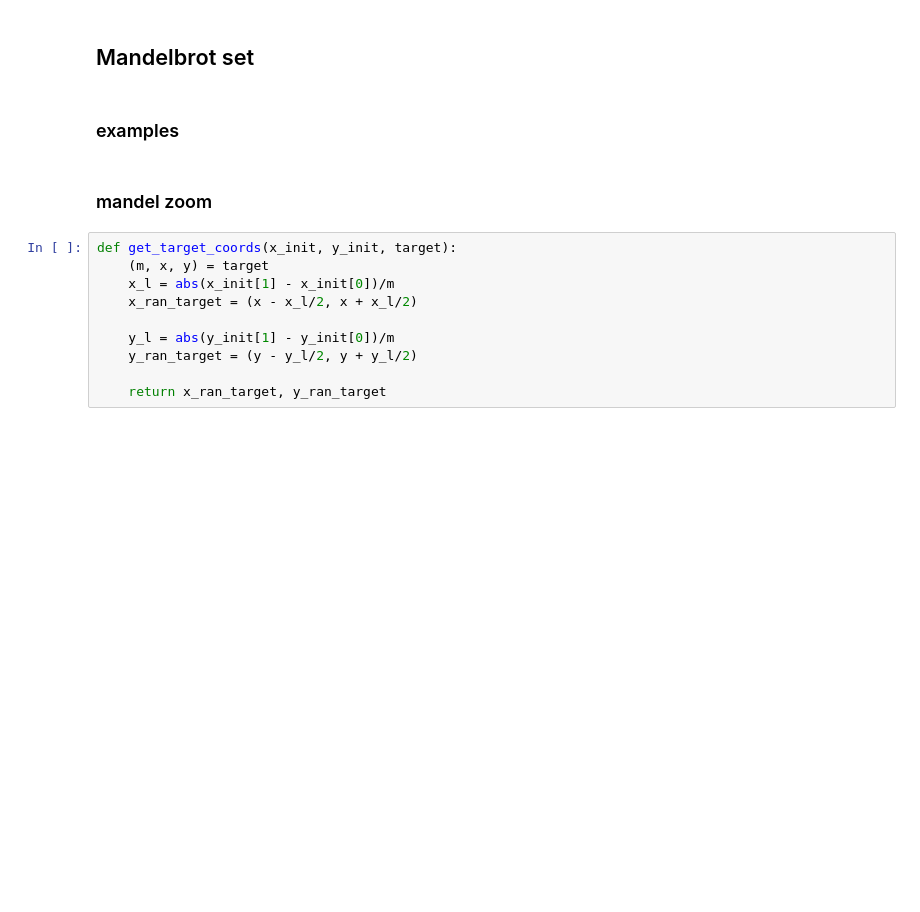
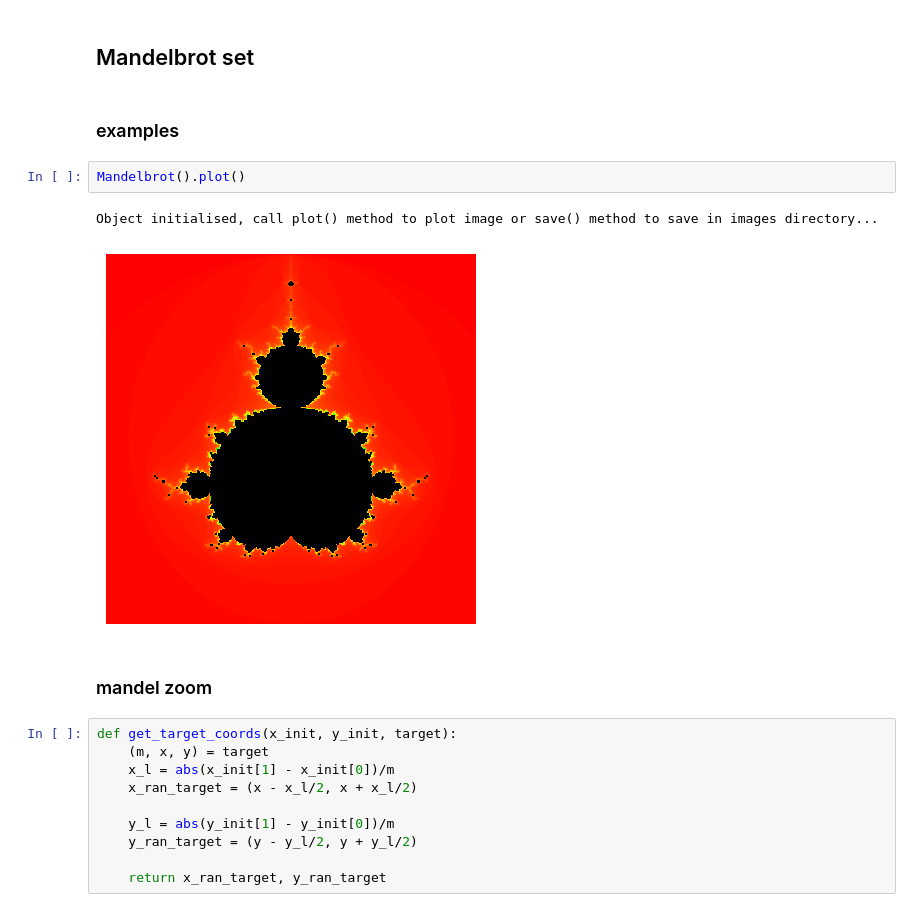
Before and after one commit to Fergus-OH/FractalPy, a Jupyter notebook: demos.ipynb, the cells around one changed output. Saved outputs shown, nothing was run; the diff lists cells and outputs as text; blank space fills up the shorter version.

```diff
--- a/demos.ipynb
+++ b/demos.ipynb
@@ -14,6 +14,11 @@ RuntimeError: You're already connected to a running dashboard
 ## Mandelbrot set
 # %% [markdown]
 ### examples
+# %%
+Mandelbrot().plot()
+# %% [output]
+Object initialised, call plot() method to plot image or save() method to save in images directory...
+[figure, added]
 # %% [markdown]
 ### mandel zoom
 # %%
```
Also changed, not shown: parts of 8 cells of this notebook, 1 other file.
